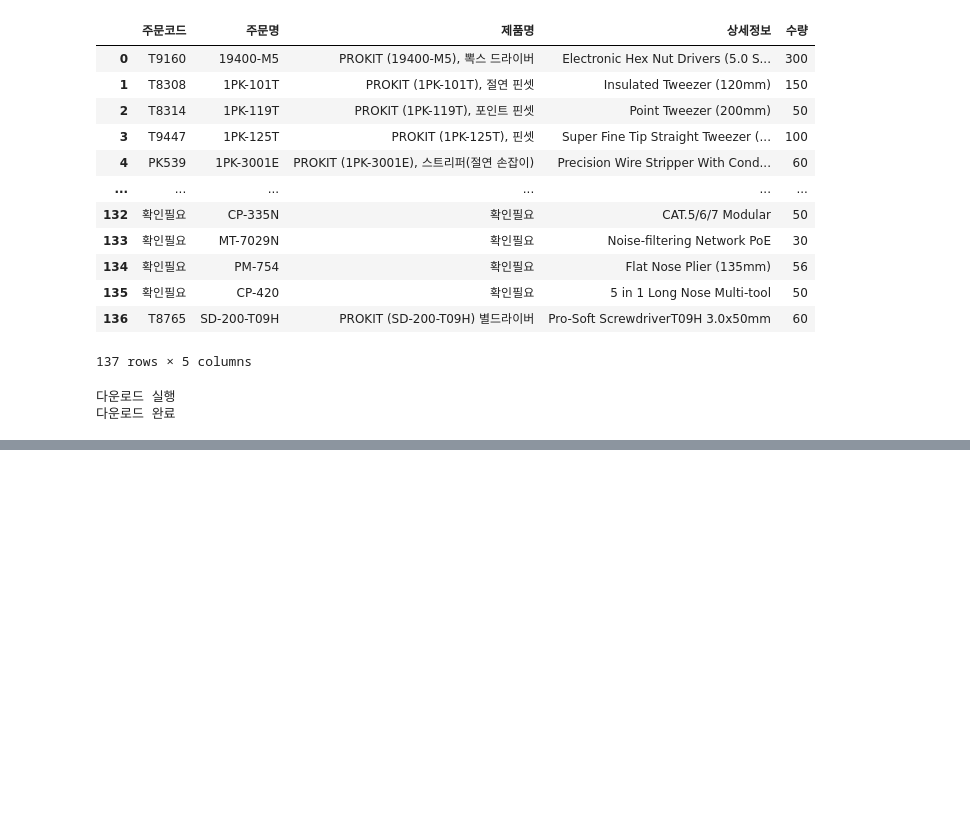
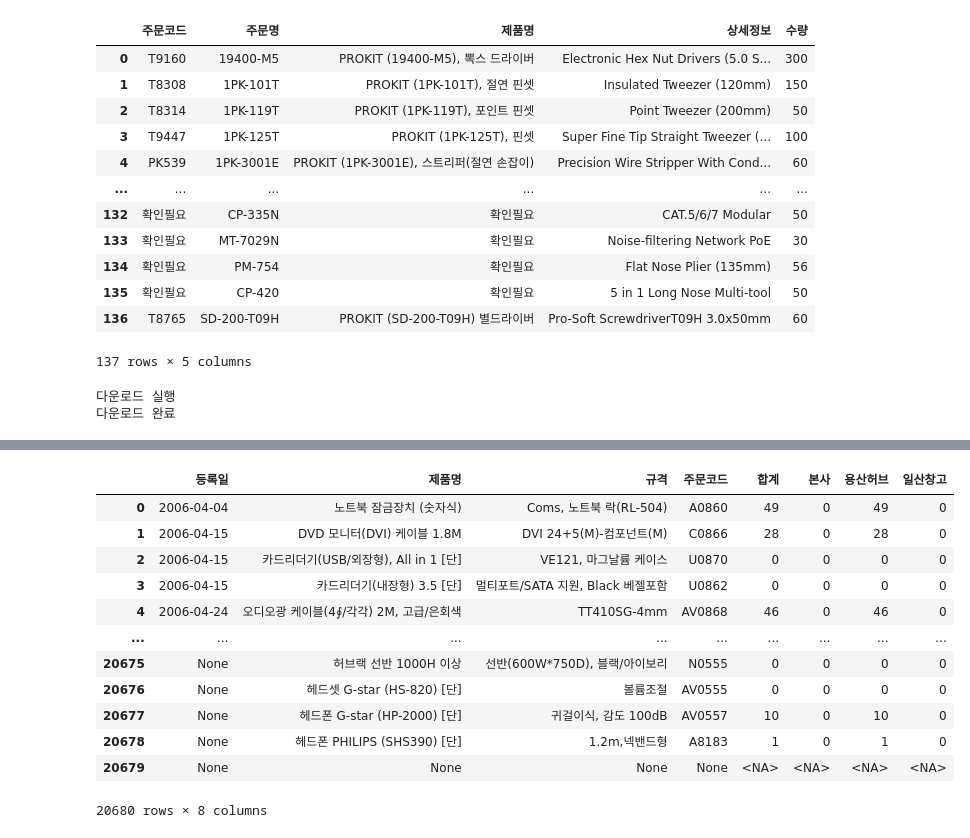
Before and after one commit to gidumg/prokit_management, a Jupyter notebook: prokit management.ipynb, the cells around one changed output, grey strips where cells are left out. Saved outputs shown, nothing was run; the diff lists cells and outputs as text; code cells hidden in the pictures; blank space fills up the shorter version.

Commit message:
comsmart_database

```diff
--- a/prokit management.ipynb
+++ b/prokit management.ipynb
@@ -304,0 +508,32 @@ prokit_merged_df.head()
+# %%
+from sqlalchemy import create_engine
+from urllib.parse import quote_plus
+import pandas as pd
+password = quote_plus('!!@Ll752515')
+
+# SQL에서 프로킷 / 컴스마트 정보 가져오기
+
+engine = create_engine(f'mysql+pymysql://fred:{password}@fred1234.synology.me/fred')
+query = """select *  from comsmart_database """
+comsmart_db = pd.read_sql(query, con=engine)
+
+comsmart_db['합계']  = comsmart_db["합계"].astype("Int64")
+comsmart_db['본사']  = comsmart_db["본사"].astype("Int64")
+comsmart_db['용산허브']  = comsmart_db["용산허브"].astype("Int64")
+comsmart_db['일산창고']  = comsmart_db["일산창고"].astype("Int64")
+
+comsmart_db
+# %% [output]
+|  | 등록일 | 제품명 | 규격 | 주문코드 | 합계 | 본사 | 용산허브 | 일산창고 |
+| 0 | 2006-04-04 | 노트북 잠금장치 (숫자식) | Coms, 노트북 락(RL-504) | A0860 | 49 | 0 | 49 | 0 |
+| 1 | 2006-04-15 | DVD 모니터(DVI) 케이블 1.8M | DVI 24+5(M)-컴포넌트(M) | C0866 | 28 | 0 | 28 | 0 |
+| 2 | 2006-04-15 | 카드리더기(USB/외장형), All in 1 [단] | VE121, 마그날륨 케이스 | U0870 | 0 | 0 | 0 | 0 |
+| 3 | 2006-04-15 | 카드리더기(내장형) 3.5 [단] | 멀티포트/SATA 지원, Black 베젤포함 | U0862 | 0 | 0 | 0 | 0 |
+| 4 | 2006-04-24 | 오디오광 케이블(4∮/각각) 2M, 고급/은회색 | TT410SG-4mm | AV0868 | 46 | 0 | 46 | 0 |
+| ... | ... | ... | ... | ... | ... | ... | ... | ... |
+| 20675 | None | 허브랙 선반 1000H 이상 | 선반(600W*750D), 블랙/아이보리 | N0555 | 0 | 0 | 0 | 0 |
+| 20676 | None | 헤드셋 G-star (HS-820) [단] | 볼륨조절 | AV0555 | 0 | 0 | 0 | 0 |
+| 20677 | None | 헤드폰 G-star (HP-2000) [단] | 귀걸이식, 감도 100dB | AV0557 | 10 | 0 | 10 | 0 |
+| 20678 | None | 헤드폰 PHILIPS (SHS390) [단] | 1.2m,넥밴드형 | A8183 | 1 | 0 | 1 | 0 |
+| 20679 | None | None | None | None | <NA> | <NA> | <NA> | <NA> |
+20680 rows × 8 columns
```
Also changed, not shown: parts of 3 cells of this notebook.
